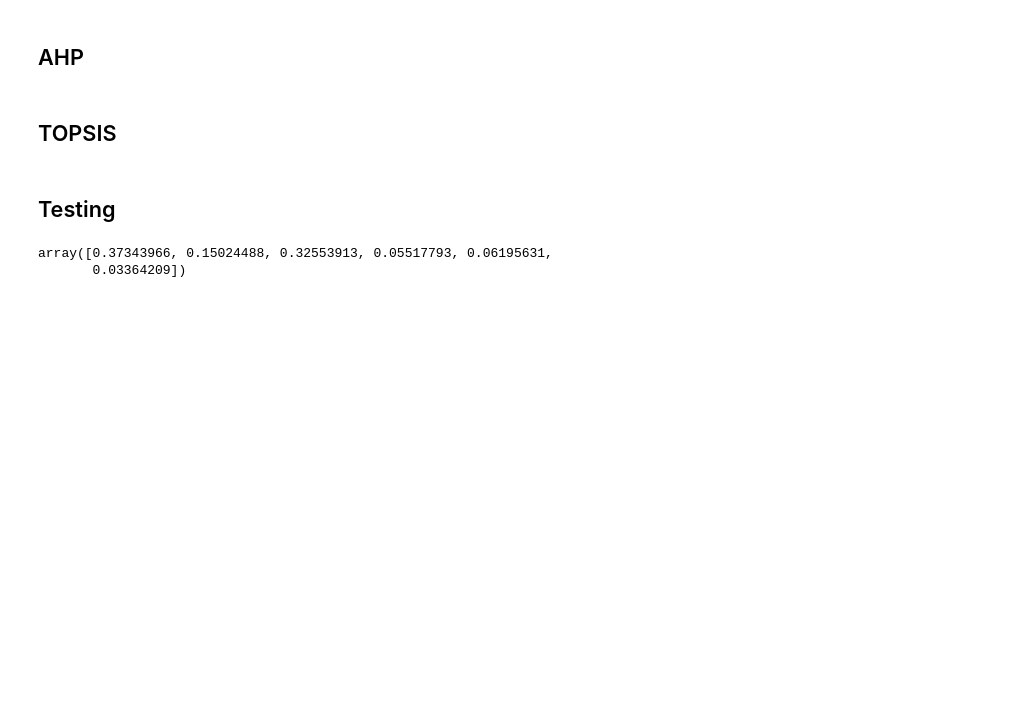
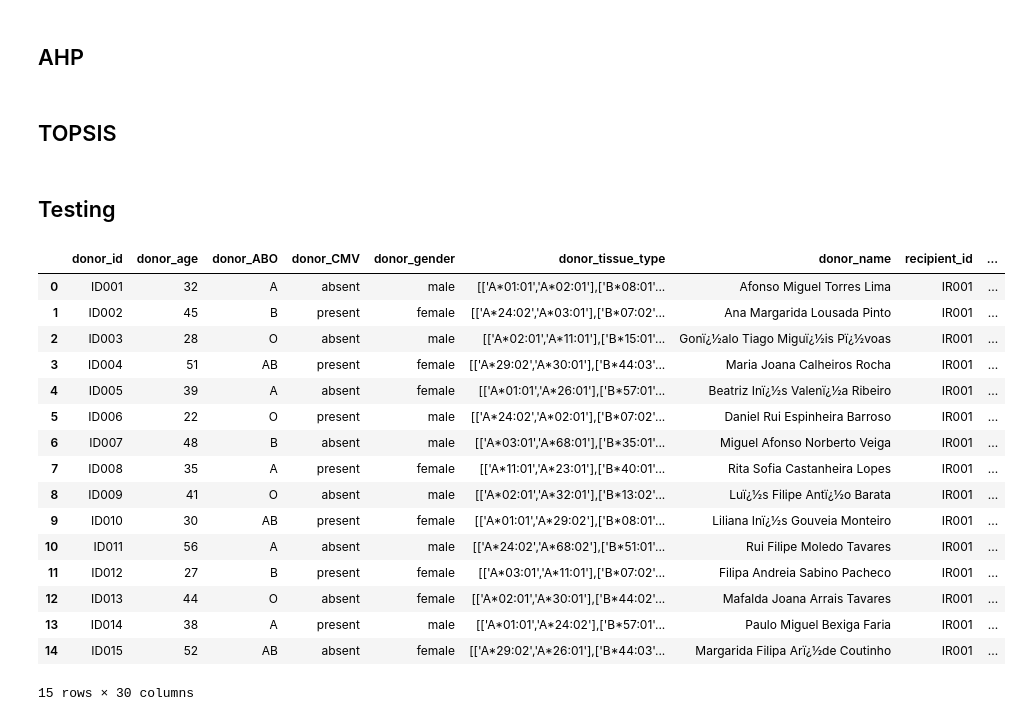
Before and after one commit to Meidical/challenge-2, a Jupyter notebook: notebooks/experiment/multi-criteria/mcdm-utils.ipynb, the cells around one changed output. Drawn from its saved outputs; the diff is of its cells as text; code cells hidden in the pictures; blank space fills up the shorter version.

Commit message:
fix deviation calculation error and other attribute related errors

```diff
--- a/notebooks/experiment/multi-criteria/mcdm-utils.ipynb
+++ b/notebooks/experiment/multi-criteria/mcdm-utils.ipynb
@@ -176,6 +176,35 @@ def get_deviation_from_ideal_col_TOPSIS(data_criteria_encoded: DataFrame, stem_c
 # %% [markdown]
 ## Testing
 # %%
+%run ../dataset-manipulation/data-utils.ipynb
+
+donors_CSV_PATH = "../../../datasets/raw/donor_list_raw.csv"
+recipient_CSV_PATH = "../../../datasets/raw/recipient_waiting_list_raw.csv"
+
+df_recipients = read_df(recipient_CSV_PATH)
+df_donors = read_df(donors_CSV_PATH)
+
+data_aggregated = aggregate_data("IR001", df_recipients, df_donors)
+data_criteria_encoded = encode_data(data_aggregated)
+data_criteria_encoded["expected_survival_time"] = 1
+data_criteria_encoded["deviation_from_ideal"] = get_deviation_from_ideal_col_TOPSIS(data_criteria_encoded, "bone marrow")
+
+encode_data(data_criteria_encoded, mode="decode")
 # %% [output]
+|  | donor_id | donor_age | donor_ABO | donor_CMV | donor_gender | donor_tissue_type | donor_name | recipient_id | ... |
+| 0 | ID001 | 32 | A | absent | male | [['A*01:01','A*02:01'],['B*08:01'... | Afonso Miguel Torres Lima | IR001 | ... |
+| 1 | ID002 | 45 | B | present | female | [['A*24:02','A*03:01'],['B*07:02'... | Ana Margarida Lousada Pinto | IR001 | ... |
+| 2 | ID003 | 28 | O | absent | male | [['A*02:01','A*11:01'],['B*15:01'... | Gonï¿½alo Tiago Miguï¿½is Pï¿½voas | IR001 | ... |
+| 3 | ID004 | 51 | AB | present | female | [['A*29:02','A*30:01'],['B*44:03'... | Maria Joana Calheiros Rocha | IR001 | ... |
+| 4 | ID005 | 39 | A | absent | female | [['A*01:01','A*26:01'],['B*57:01'... | Beatriz Inï¿½s Valenï¿½a Ribeiro | IR001 | ... |
+| 5 | ID006 | 22 | O | present | male | [['A*24:02','A*02:01'],['B*07:02'... | Daniel Rui Espinheira Barroso | IR001 | ... |
+| 6 | ID007 | 48 | B | absent | male | [['A*03:01','A*68:01'],['B*35:01'... | Miguel Afonso Norberto Veiga | IR001 | ... |
+| 7 | ID008 | 35 | A | present | female | [['A*11:01','A*23:01'],['B*40:01'... | Rita Sofia Castanheira Lopes | IR001 | ... |
+| 8 | ID009 | 41 | O | absent | male | [['A*02:01','A*32:01'],['B*13:02'... | Luï¿½s Filipe Antï¿½o Barata | IR001 | ... |
+| 9 | ID010 | 30 | AB | present | female | [['A*01:01','A*29:02'],['B*08:01'... | Liliana Inï¿½s Gouveia Monteiro | IR001 | ... |
+| 10 | ID011 | 56 | A | absent | male | [['A*24:02','A*68:02'],['B*51:01'... | Rui Filipe Moledo Tavares | IR001 | ... |
+| 11 | ID012 | 27 | B | present | female | [['A*03:01','A*11:01'],['B*07:02'... | Filipa Andreia Sabino Pacheco | IR001 | ... |
+| 12 | ID013 | 44 | O | absent | female | [['A*02:01','A*30:01'],['B*44:02'... | Mafalda Joana Arrais Tavares | IR001 | ... |
+| 13 | ID014 | 38 | A | present | male | [['A*01:01','A*24:02'],['B*57:01'... | Paulo Miguel Bexiga Faria | IR001 | ... |
+| 14 | ID015 | 52 | AB | absent | female | [['A*29:02','A*26:01'],['B*44:03'... | Margarida Filipa Arï¿½de Coutinho | IR001 | ... |
-array([0.37343966, 0.15024488, 0.32553913, 0.05517793, 0.06195631,
-       0.03364209])
+15 rows × 30 columns
```
Also changed, not shown: parts of 2 cells of this notebook, 1 other file.
